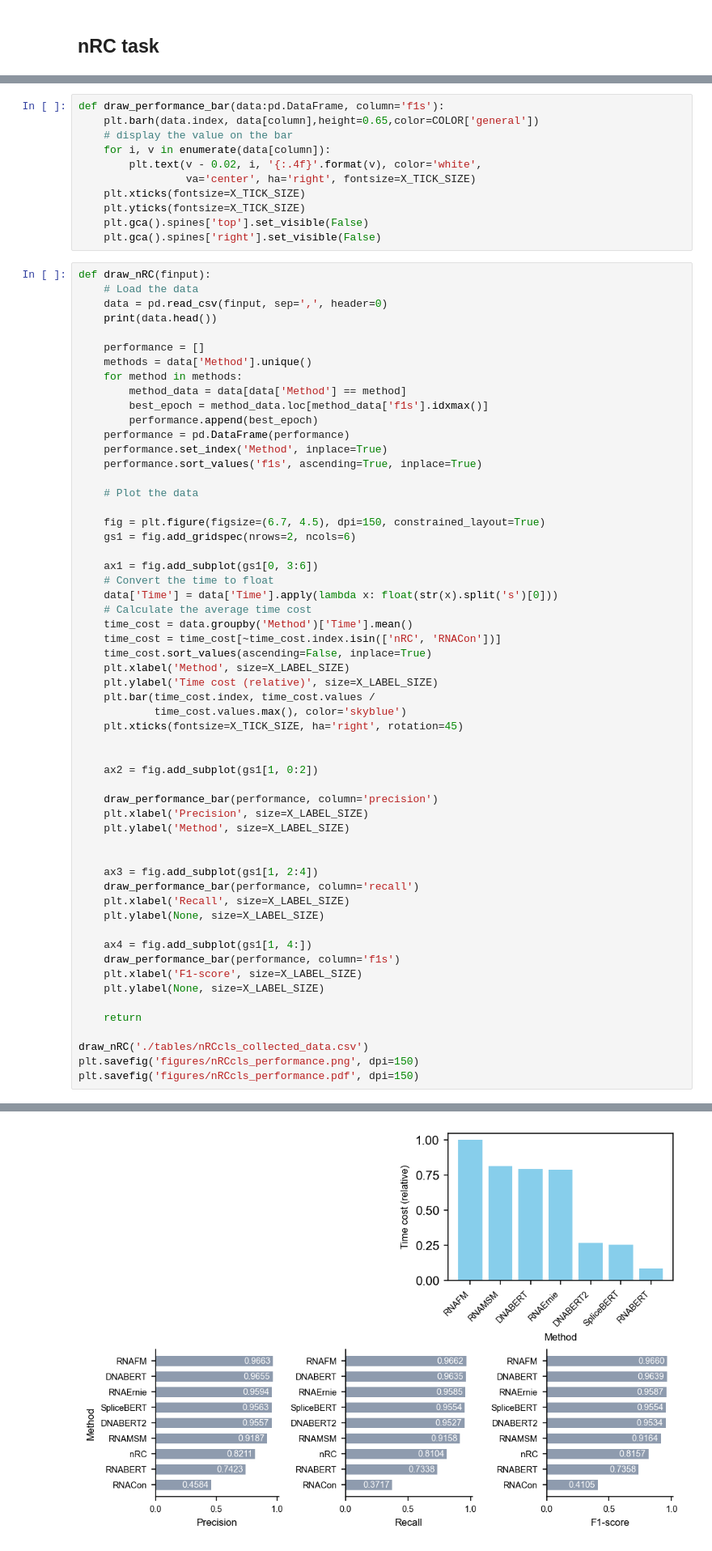
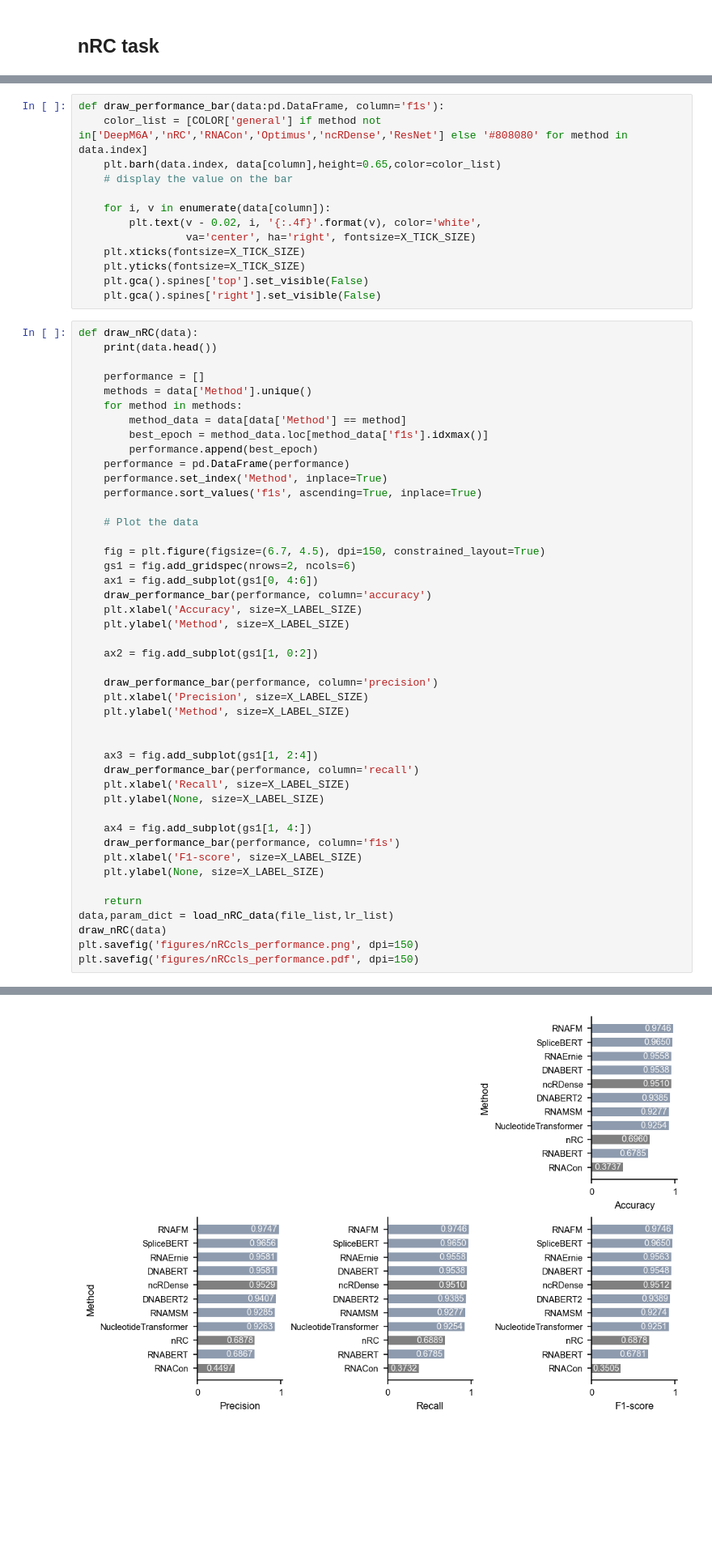
Before and after one commit to ShenLab-Genomics/biombenchmark, a Jupyter notebook: analyzer/analyze.ipynb, the cells around one changed output, grey strips where cells are left out. Shown at 81% size. Cells and saved outputs as stored; diff of their text form; blank space fills up the shorter version.

```diff
--- a/analyzer/analyze.ipynb
+++ b/analyzer/analyze.ipynb
@@ -81,7 +151,9 @@ meta NOT subset; don't know how to subset; dropped
 # %%
 def draw_performance_bar(data:pd.DataFrame, column='f1s'):
-    plt.barh(data.index, data[column],height=0.65,color=COLOR['general'])
+    color_list = [COLOR['general'] if method not in['DeepM6A','nRC','RNACon','Optimus','ncRDense','ResNet'] else '#808080' for method in data.index]
+    plt.barh(data.index, data[column],height=0.65,color=color_list)
     # display the value on the bar
+
     for i, v in enumerate(data[column]):
         plt.text(v - 0.02, i, '{:.4f}'.format(v), color='white',
                  va='center', ha='right', fontsize=X_TICK_SIZE)
@@ -90,9 +162,7 @@ def draw_performance_bar(data:pd.DataFrame, column='f1s'):
     plt.gca().spines['top'].set_visible(False)
     plt.gca().spines['right'].set_visible(False)
 # %%
-def draw_nRC(finput):
-    # Load the data
-    data = pd.read_csv(finput, sep=',', header=0)
+def draw_nRC(data):
     print(data.head())
 
     performance = []
@@ -109,20 +179,10 @@ def draw_nRC(finput):
 
     fig = plt.figure(figsize=(6.7, 4.5), dpi=150, constrained_layout=True)
     gs1 = fig.add_gridspec(nrows=2, ncols=6)
-
-    ax1 = fig.add_subplot(gs1[0, 3:6])
-    # Convert the time to float
-    data['Time'] = data['Time'].apply(lambda x: float(str(x).split('s')[0]))
-    # Calculate the average time cost
-    time_cost = data.groupby('Method')['Time'].mean()
-    time_cost = time_cost[~time_cost.index.isin(['nRC', 'RNACon'])]
-    time_cost.sort_values(ascending=False, inplace=True)
-    plt.xlabel('Method', size=X_LABEL_SIZE)
-    plt.ylabel('Time cost (relative)', size=X_LABEL_SIZE)
-    plt.bar(time_cost.index, time_cost.values /
-            time_cost.values.max(), color='skyblue')
-    plt.xticks(fontsize=X_TICK_SIZE, ha='right', rotation=45)
-
+    ax1 = fig.add_subplot(gs1[0, 4:6])
+    draw_performance_bar(performance, column='accuracy')
+    plt.xlabel('Accuracy', size=X_LABEL_SIZE)
+    plt.ylabel('Method', size=X_LABEL_SIZE)
 
     ax2 = fig.add_subplot(gs1[1, 0:2])
 
@@ -142,8 +202,8 @@ def draw_nRC(finput):
     plt.ylabel(None, size=X_LABEL_SIZE)
 
     return
-
-draw_nRC('./tables/nRCcls_collected_data.csv')
+data,param_dict = load_nRC_data(file_list,lr_list)
+draw_nRC(data)
 plt.savefig('figures/nRCcls_performance.png', dpi=150)
 plt.savefig('figures/nRCcls_performance.pdf', dpi=150)
 # %% [output]
@@ -156,2 +223,2 @@ plt.savefig('figures/nRCcls_performance.pdf', dpi=150)
 meta NOT subset; don't know how to subset; dropped
-[figure, old version]
+[figure, new version]
```
Also changed, not shown: parts of 39 cells of this notebook, 2 other files.
